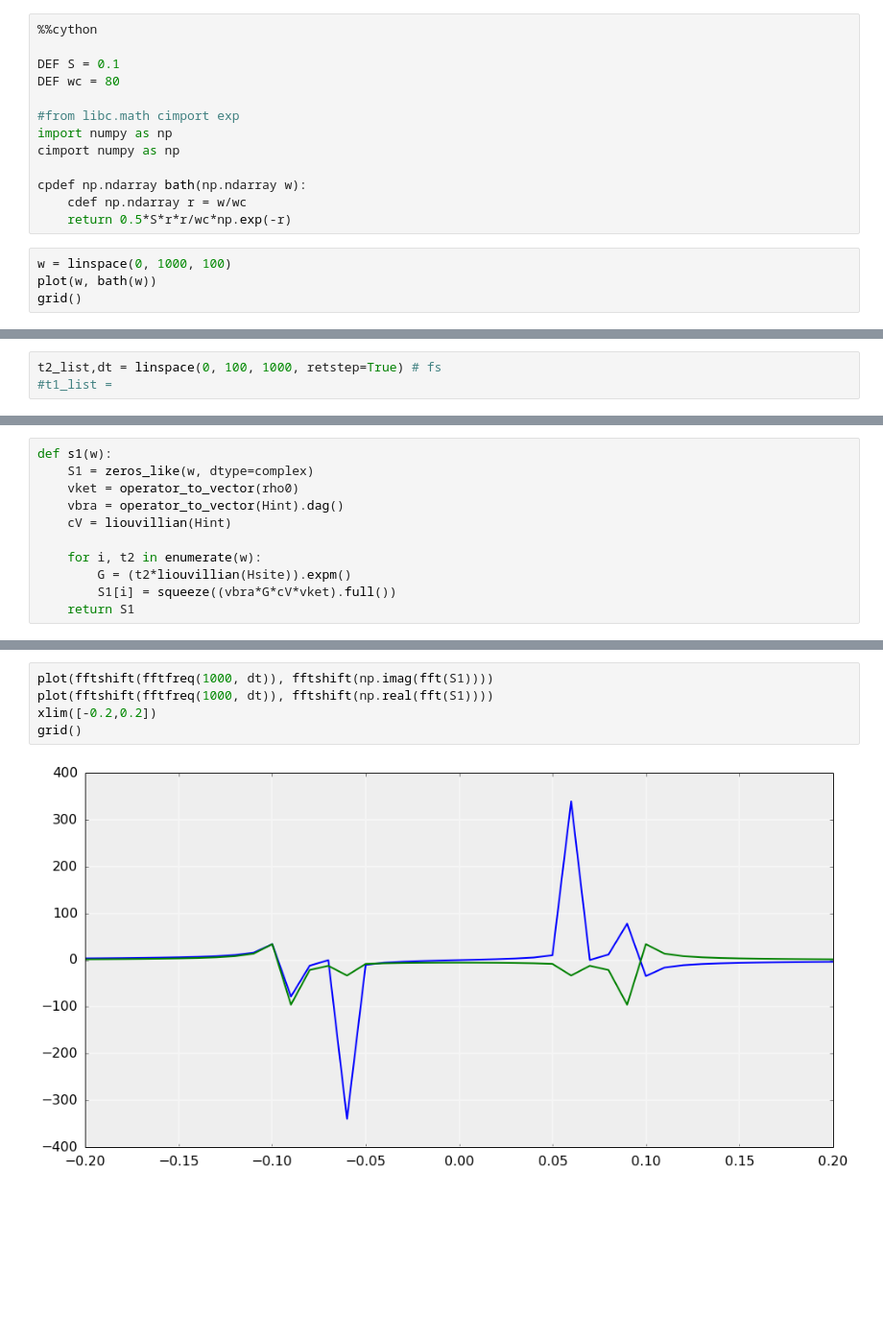
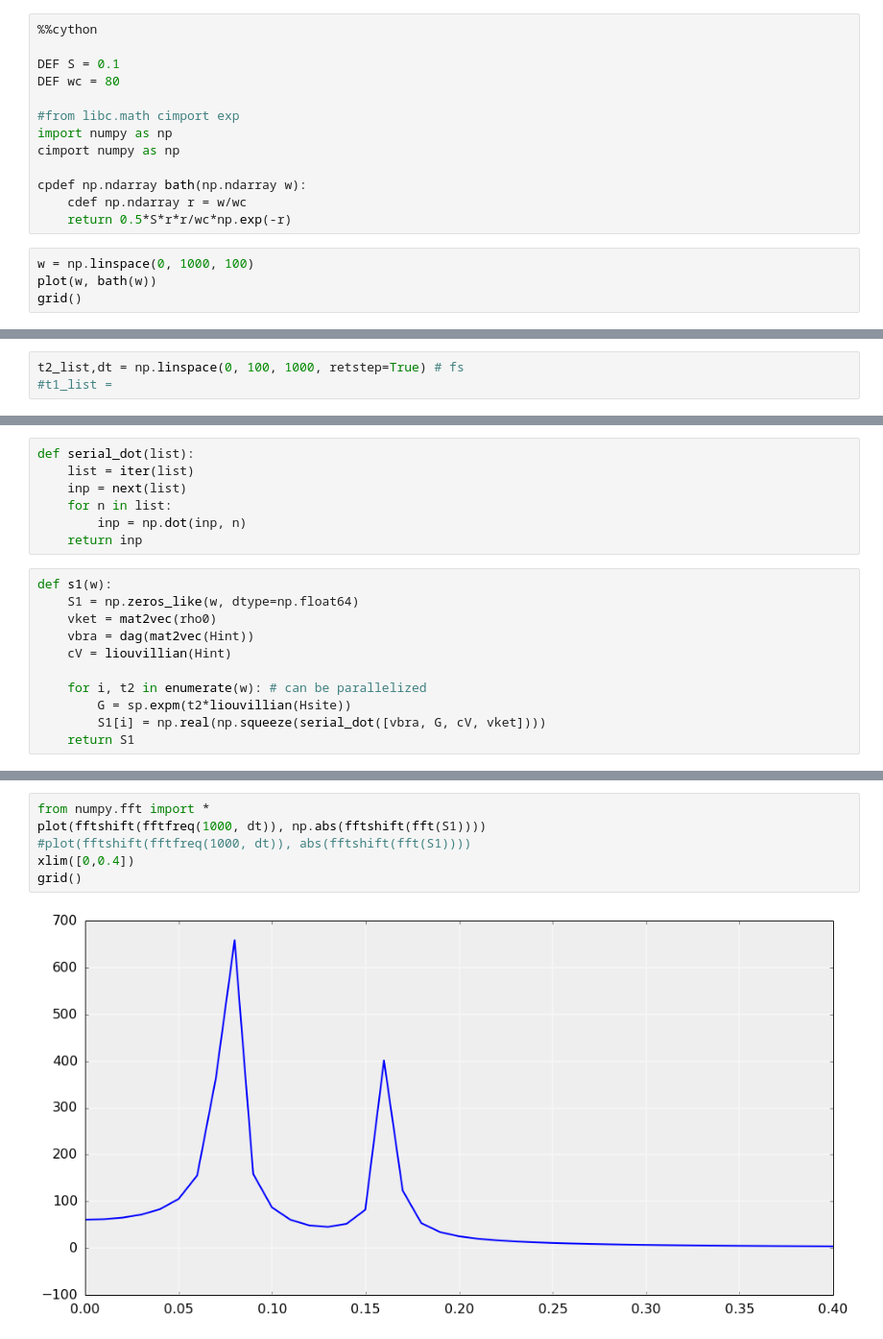
Before and after one commit to antonl/notebooks, a Jupyter notebook: Reproduce Pulleritz Paper.ipynb, the cells around one changed output, grey strips where cells are left out. Shown: that part at 96% size. Drawn from its saved outputs; the diff is of its cells as text; blank space fills up the shorter version.

```diff
--- a/Reproduce Pulleritz Paper.ipynb
+++ b/Reproduce Pulleritz Paper.ipynb
@@ -114,7 +242,7 @@ cpdef np.ndarray bath(np.ndarray w):
     cdef np.ndarray r = w/wc
     return 0.5*S*r*r/wc*np.exp(-r)
 # %%
-w = linspace(0, 1000, 100)
+w = np.linspace(0, 1000, 100)
 plot(w, bath(w))
 grid()
 # %% [output]
@@ -122,3 +250,3 @@ grid()
 # %%
-t2_list,dt = linspace(0, 100, 1000, retstep=True) # fs
+t2_list,dt = np.linspace(0, 100, 1000, retstep=True) # fs
 #t1_list =
@@ -131,13 +253,20 @@ l_rho0 = operator_to_vector(rho0)
+# %%
+def serial_dot(list):
+    list = iter(list)
+    inp = next(list)
+    for n in list:
+        inp = np.dot(inp, n)
+    return inp
 # %%
 def s1(w):
-    S1 = zeros_like(w, dtype=complex)
-    vket = operator_to_vector(rho0)
-    vbra = operator_to_vector(Hint).dag()
+    S1 = np.zeros_like(w, dtype=np.float64)
+    vket = mat2vec(rho0)
+    vbra = dag(mat2vec(Hint))
     cV = liouvillian(Hint)
 
-    for i, t2 in enumerate(w):
-        G = (t2*liouvillian(Hsite)).expm()
-        S1[i] = squeeze((vbra*G*cV*vket).full())
+    for i, t2 in enumerate(w): # can be parallelized
+        G = sp.expm(t2*liouvillian(Hsite))
+        S1[i] = np.real(np.squeeze(serial_dot([vbra, G, cV, vket])))
     return S1
 # %%
 S1 = s1(t2_list)
@@ -144,7 +277,8 @@ S1 = s1(t2_list)
 # %%
-plot(fftshift(fftfreq(1000, dt)), fftshift(np.imag(fft(S1))))
-plot(fftshift(fftfreq(1000, dt)), fftshift(np.real(fft(S1))))
-xlim([-0.2,0.2])
+from numpy.fft import *
+plot(fftshift(fftfreq(1000, dt)), np.abs(fftshift(fft(S1))))
+#plot(fftshift(fftfreq(1000, dt)), abs(fftshift(fft(S1))))
+xlim([0,0.4])
 grid()
 # %% [output]
-[figure, old version]
+[figure, new version]
```
Also changed, not shown: parts of 30 cells of this notebook.
